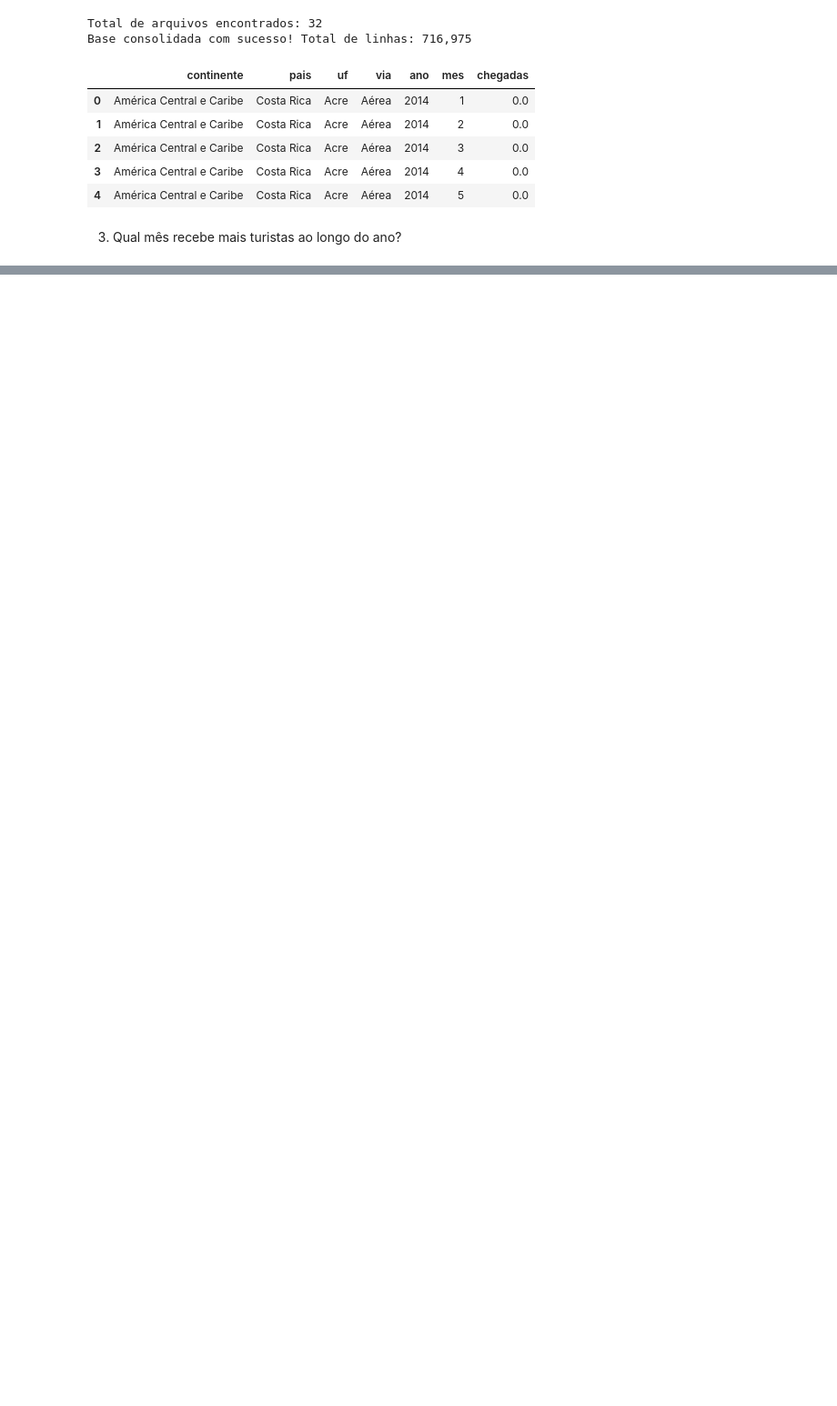
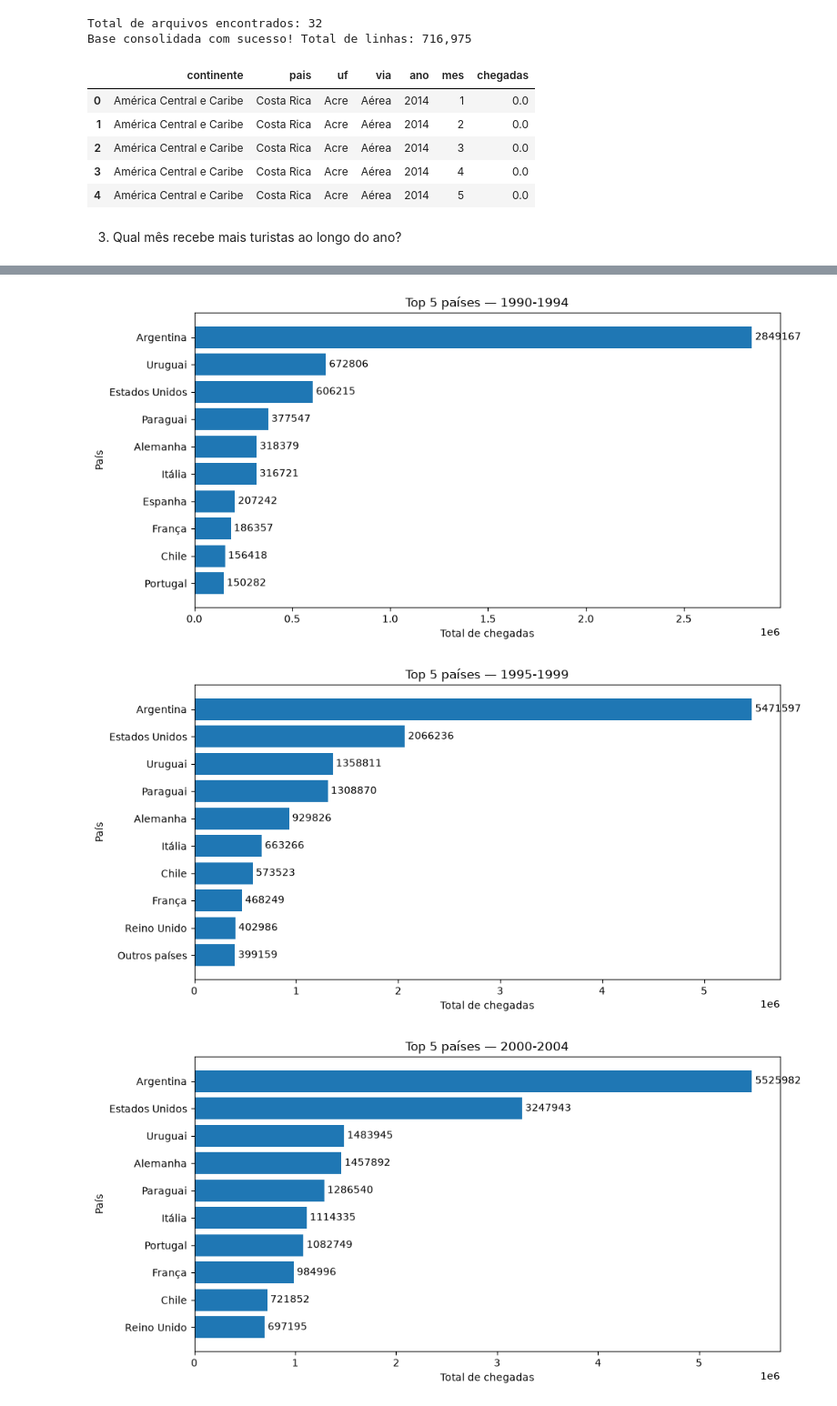
Before and after one commit to r3lc0ts/Projeto-AEDV, a Jupyter notebook: notebook/notebook_turismo.ipynb, the cells around one changed output, grey strips where cells are left out. Shown at 91% size. Saved outputs shown, nothing was run; the diff lists cells and outputs as text; code cells hidden in the pictures; blank space fills up the shorter version.

```diff
--- a/notebook/notebook_turismo.ipynb
+++ b/notebook/notebook_turismo.ipynb
@@ -225,0 +340,73 @@ display(agrupamento_pais_via.head(20))
+# %%
+
+import pandas as pd
+import matplotlib.pyplot as plt
+
+# 1. Definir períodos
+periodos = [
+    (1990, 1994),
+    (1995, 1999),
+    (2000, 2004),
+    (2005, 2009),
+    (2010, 2014),
+    (2015, 2019),
+    (2020, 2024),
+    (2025, 2025)
+]
+
+# 2. Calcular chegadas por país em cada período
+resultados = []
+
+for inicio, fim in periodos:
+
+    dados_periodo = chegadas[
+        chegadas["ano"].between(inicio, fim)
+    ]
+
+    total_pais = (
+        dados_periodo.groupby("pais", as_index=False)["chegadas"]
+        .sum()
+        .sort_values("chegadas", ascending=False)
+    )
+
+    total_pais["periodo"] = f"{inicio}-{fim}" if inicio != fim else str(inicio)
+
+    total_pais["ranking"] = (
+        total_pais["chegadas"]
+        .rank(method="min", ascending=False)
+        .astype(int)
+    )
+
+    resultados.append(total_pais)
+
+historico = pd.concat(resultados, ignore_index=True)
+
+# 3. Selecionar Top 5 de cada período
+top10 = historico[historico["ranking"] <= 10].copy()
+
+# 4. Gráficos de barras por período
+for inicio, fim in periodos:
+
+    periodo = f"{inicio}-{fim}" if inicio != fim else str(inicio)
+
+    dados = (
+    top10[top10["periodo"] == periodo]
+    .sort_values("chegadas")
+)
+
+    plt.figure(figsize=(10, 5))
+
+    barras = plt.barh(dados["pais"], dados["chegadas"])
+
+    plt.bar_label(barras, fmt="%.0f", padding=3)
+
+    plt.title(f"Top 5 países — {periodo}")
+    plt.xlabel("Total de chegadas")
+    plt.ylabel("País")
+
+    plt.tight_layout()
+    plt.show()
+# %% [output]
+[figure, added]
+[figure, added]
+[figure, added]
```
Also changed, not shown: parts of 7 cells of this notebook.
